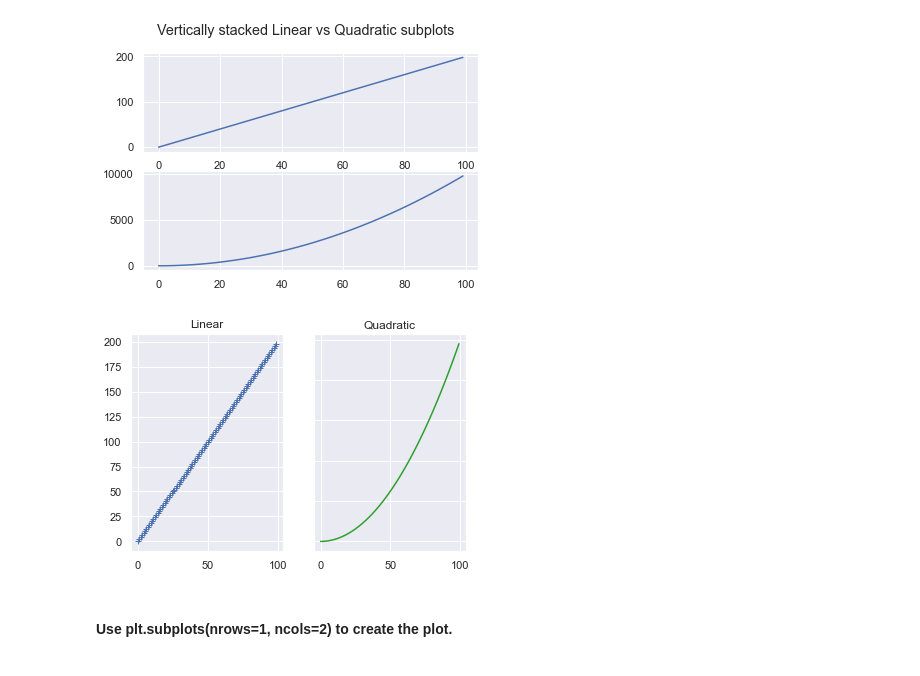
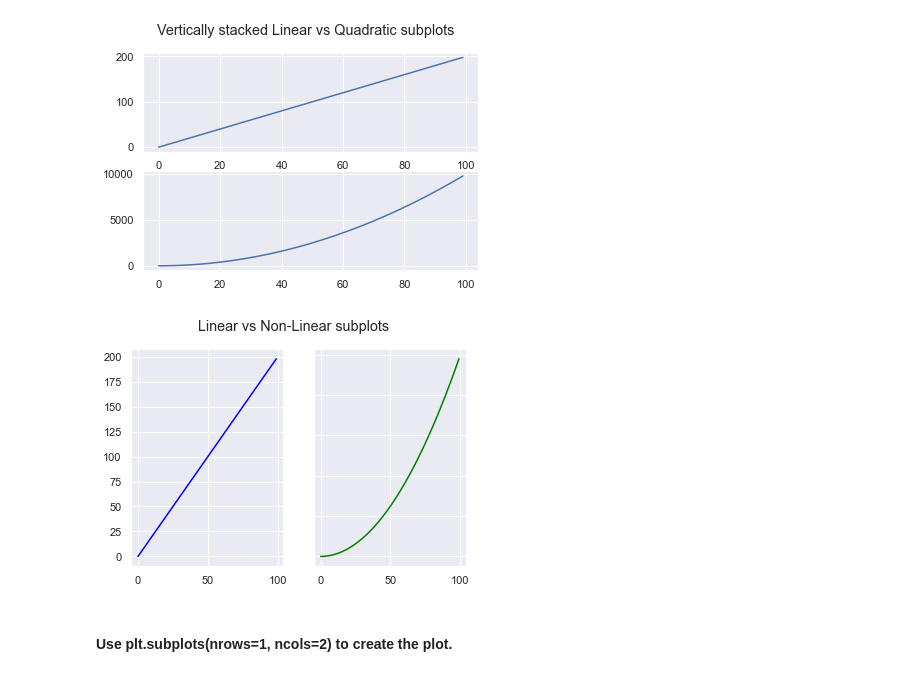
Before and after one commit to ironhack-datalabs/dataV2-labs, a Jupyter notebook: module-2/Matplotlib-Seaborn/your-code/main.ipynb, the cells around one changed output. Drawn from its saved outputs; the diff is of its cells as text; code cells hidden in the pictures.

```diff
--- a/module-2/Matplotlib-Seaborn/your-code/main.ipynb
+++ b/module-2/Matplotlib-Seaborn/your-code/main.ipynb
@@ -72,16 +72,17 @@ plt.show()
 [figure]
 # %%
 fig, (ax1, ax2) = plt.subplots(1, 2)
-ax1.plot(x, y,'+')
-ax1.set_title('Linear')
-ax2.plot(x, z, 'tab:green')
-ax2.set_title('Quadratic')
+ax1.plot(x, y, color='blue')
+#ax1.set_title('Linear')
+ax2.plot(x, z, color='green')
+#ax2.set_title('Non-Linear')
+fig.suptitle('Linear vs Non-Linear subplots')
 
 for ax in fig.get_axes():
     ax.label_outer()
 
 plt.show()
 # %% [output]
-[figure, old version]
+[figure, new version]
 # %% [markdown]
 #### Use plt.subplots(nrows=1, ncols=2) to create the plot.
```
Also changed, not shown: parts of 24 cells of this notebook, 6 other files.
